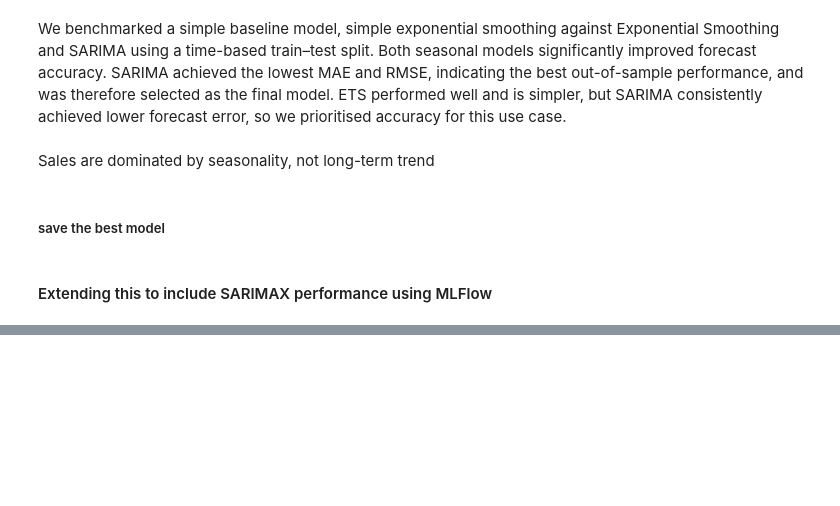
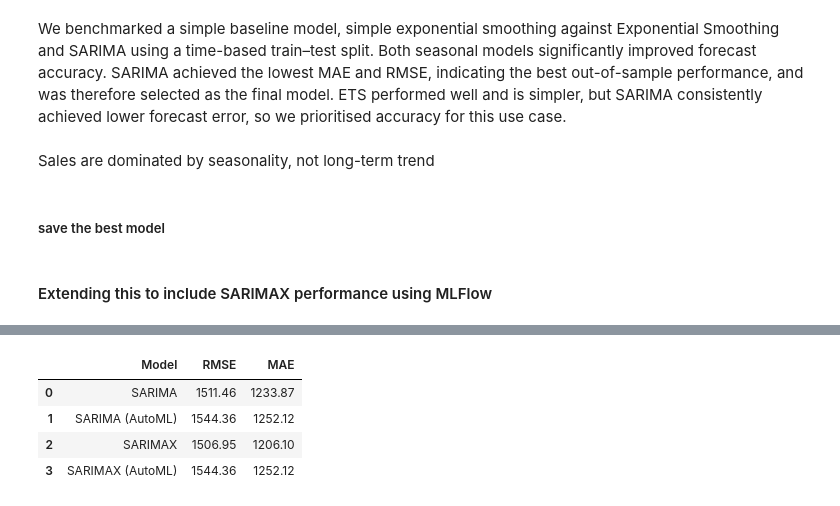
Before and after one commit to mongare70/ElectroTech-Forecasting-Data, a Jupyter notebook: model/model.ipynb, the cells around one changed output, grey strips where cells are left out. Saved outputs shown, nothing was run; the diff lists cells and outputs as text; code cells hidden in the pictures; blank space fills up the shorter version.

```diff
--- a/model/model.ipynb
+++ b/model/model.ipynb
@@ -280,0 +438,46 @@ with mlflow.start_run(run_name="SARIMA_baseline"):
+# %%
+results = mlflow.search_runs()
+
+summary = (
+    results[
+        [
+            "tags.mlflow.runName",
+            "start_time",
+            "metrics.RMSE",
+            "metrics.MAE"
+            #"metrics.AIC",
+            #"metrics.BIC",
+        ]
+    ]
+    .rename(columns={"tags.mlflow.runName": "run_name"}).drop_duplicates(subset="run_name", keep="first")
+)
+# %%
+comparison = pd.DataFrame({
+    "Model": [
+        "SARIMA",
+        "SARIMA (AutoML)",
+        "SARIMAX ",
+        "SARIMAX (AutoML)",
+    ],
+    "RMSE": [
+        summary.loc[summary.run_name == "SARIMA_baseline", "metrics.RMSE"].values[0],
+        summary.loc[summary.run_name == "SARIMA_AutoML", "metrics.RMSE"].values[0],
+        summary.loc[summary.run_name == "SARIMAX_with_exogenous", "metrics.RMSE"].values[0],
+        summary.loc[summary.run_name == "SARIMAX_AutoML", "metrics.RMSE"].values[0],
+    ],
+    "MAE": [
+        summary.loc[summary.run_name == "SARIMA_baseline", "metrics.MAE"].values[0],
+        summary.loc[summary.run_name == "SARIMA_AutoML", "metrics.MAE"].values[0],
+        summary.loc[summary.run_name == "SARIMAX_with_exogenous", "metrics.MAE"].values[0],
+        summary.loc[summary.run_name == "SARIMAX_AutoML", "metrics.MAE"].values[0],
+    ],
+})
+
+comparison = comparison.round(2)
+comparison
+# %% [output]
+|  | Model | RMSE | MAE |
+| 0 | SARIMA | 1511.46 | 1233.87 |
+| 1 | SARIMA (AutoML) | 1544.36 | 1252.12 |
+| 2 | SARIMAX | 1506.95 | 1206.10 |
+| 3 | SARIMAX (AutoML) | 1544.36 | 1252.12 |
```
Also changed, not shown: parts of 26 cells of this notebook.
